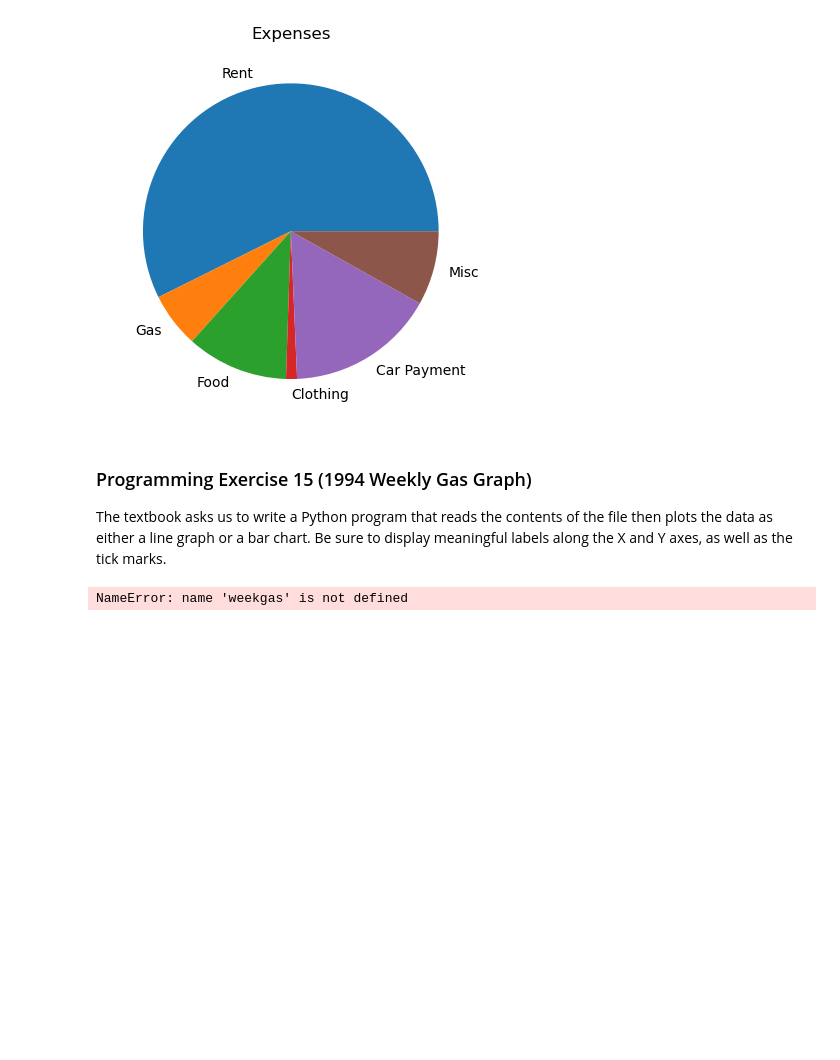
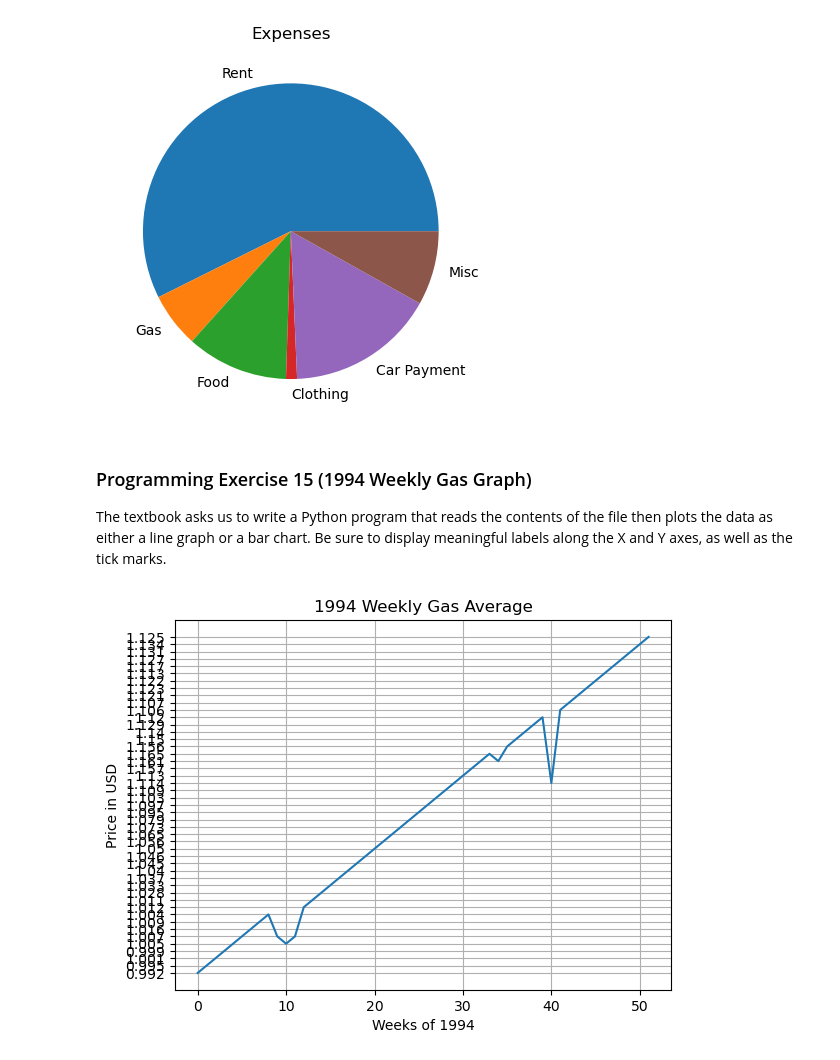
Before and after one commit to ColinFitzgerald1/LCC, a Jupyter notebook: CodingSet7.ipynb, the cells around one changed output. Saved outputs shown, nothing was run; the diff lists cells and outputs as text; code cells hidden in the pictures; blank space fills up the shorter version.

```diff
--- a/CodingSet7.ipynb
+++ b/CodingSet7.ipynb
@@ -126,24 +126,25 @@ The textbook asks us to write a Python program that reads the contents of the fi
 # %%
 import matplotlib.pyplot as plt
 def readfile():
     with open('1994_Weekly_Gas_Averages.txt', 'r') as gas:
         weekgas = gas.readlines()
     weekgas = [gas.rstrip('\n') for gas in weekgas]
     return weekgas
-def graph():
+def graph(weekgas):
     x_coords = range(0, len(weekgas), 1)
     y_coords = weekgas
     plt.plot(x_coords, y_coords)
     plt.title('1994 Weekly Gas Average')
     plt.xlabel('Weeks of 1994')
     plt.ylabel('Price in USD')
+    plt.yticks([y for y in range(0, max(weekgas) + 1, 2)
     plt.grid(True)
     plt.show
 def main():
     weekgas = readfile()
     graph(weekgas)
 
 if __name__ == '__main__':
     main()
 # %% [output]
-NameError: name 'weekgas' is not defined
+[figure, added]
```
